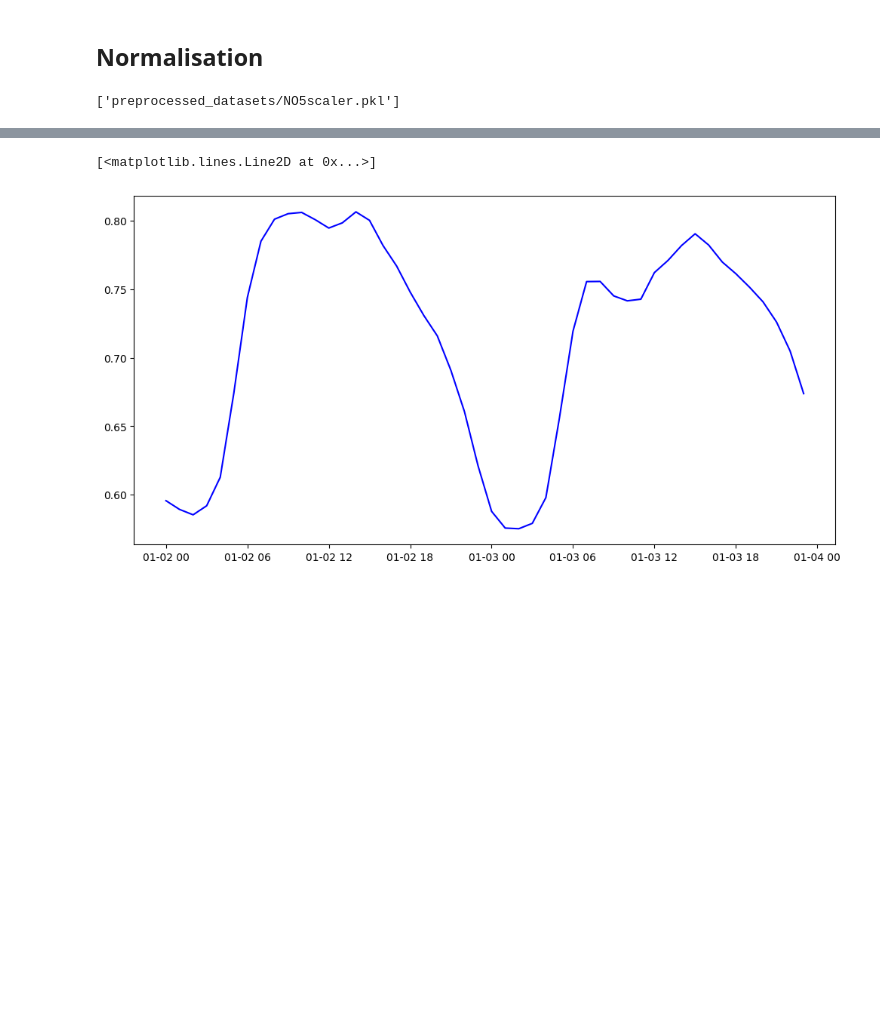
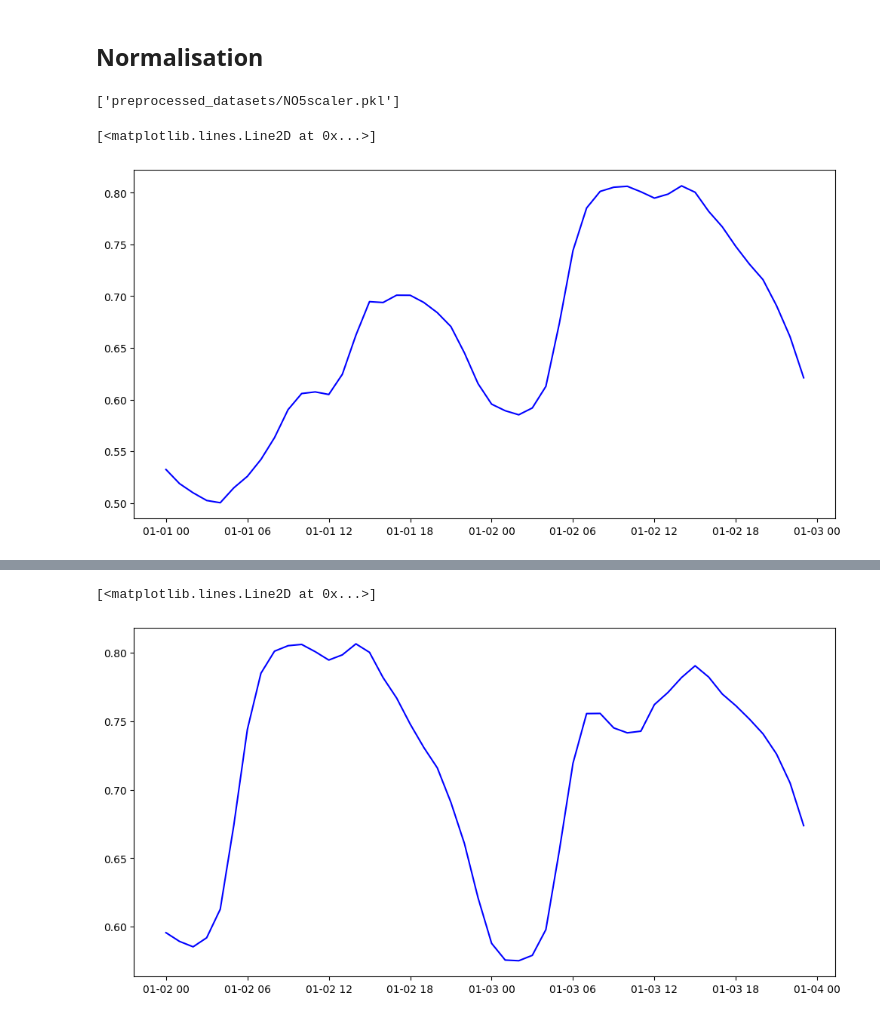
Before and after one commit to gunhamn/public, a Jupyter notebook: DL_Forecasting/preprocessing.ipynb, the cells around one changed output, grey strips where cells are left out. Drawn from its saved outputs; the diff is of its cells as text; code cells hidden in the pictures; blank space fills up the shorter version.

```diff
--- a/DL_Forecasting/preprocessing.ipynb
+++ b/DL_Forecasting/preprocessing.ipynb
@@ -208,6 +206,13 @@ joblib.dump(NO4scaler, 'preprocessed_datasets/NO4scaler.pkl')
 joblib.dump(NO5scaler, 'preprocessed_datasets/NO5scaler.pkl')
 # %% [output]
 ['preprocessed_datasets/NO5scaler.pkl']
+# %%
+# Plot the first 48 hours of the test set for NO3
+plt.figure(figsize=(12, 6))
+plt.plot(NO3_test.index[:48], NO3_test['consumption'][:48], label='Consumption', color='blue')
+# %% [output]
+[<matplotlib.lines.Line2D at 0x...>]
+[figure, added]
 # %%
 # Add the features lag_1_hour and lag_24_hours to the datasets
 def add_lag_features(df):
```
Also changed, not shown: parts of 1 cell of this notebook, 16 other files.
